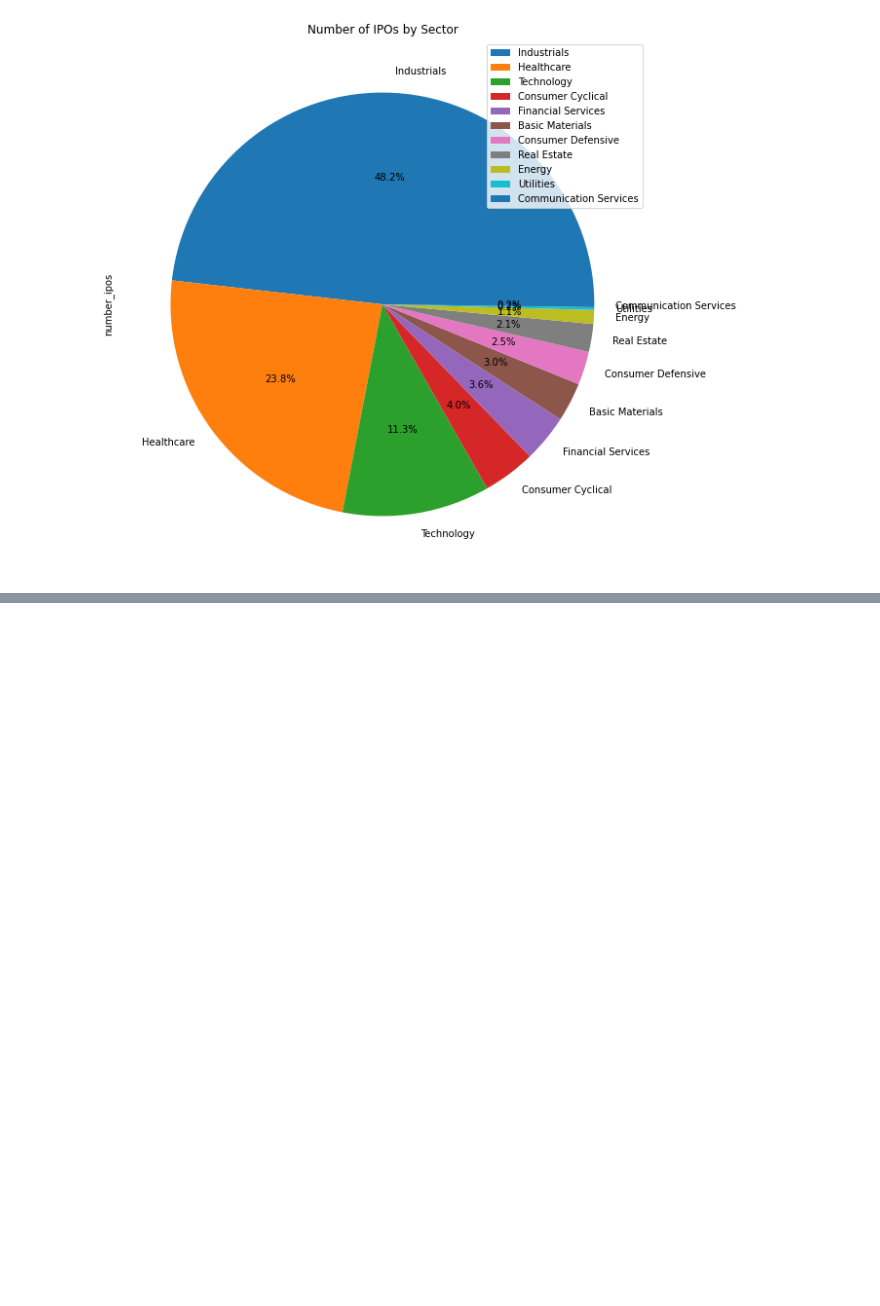
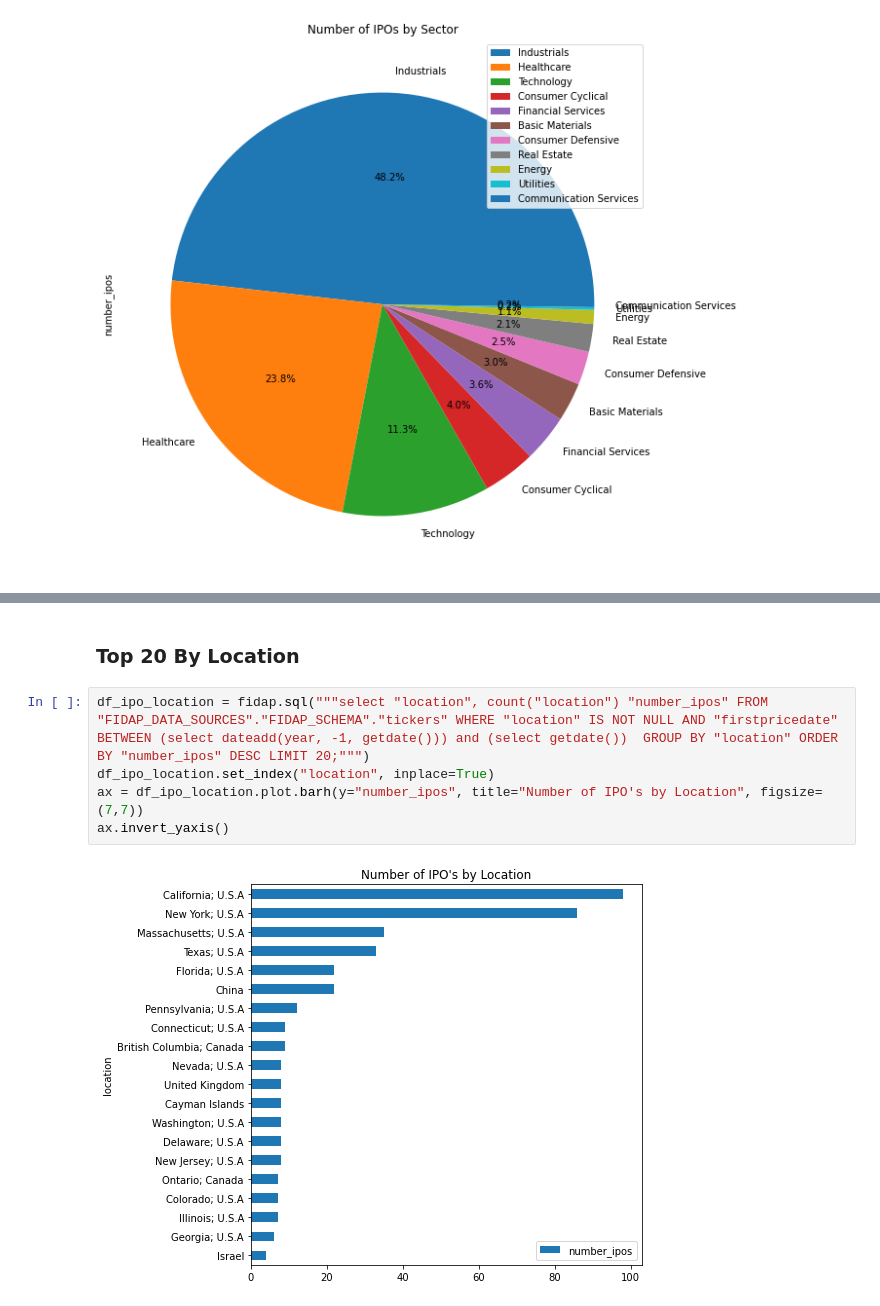
Before and after one commit to fidapco/notebooks, a Jupyter notebook: market_overview.ipynb, the cells around one changed output, grey strips where cells are left out. Saved outputs shown, nothing was run; the diff lists cells and outputs as text; blank space fills up the shorter version.

Commit message:
Added Sector and Location for Recent IPO Section

```diff
--- a/market_overview.ipynb
+++ b/market_overview.ipynb
@@ -131,0 +141,9 @@ df_ipo_sector.plot.pie(y='number_ipos', figsize=(10,10), title="Number of IPOs b
+# %% [markdown]
+### Top 20 By Location
+# %%
+df_ipo_location = fidap.sql("""select "location", count("location") "number_ipos" FROM "FIDAP_DATA_SOURCES"."FIDAP_SCHEMA"."tickers" WHERE "location" IS NOT NULL AND "firstpricedate" BETWEEN (select dateadd(year, -1, getdate())) and (select getdate())  GROUP BY "location" ORDER BY "number_ipos" DESC LIMIT 20;""")
+df_ipo_location.set_index("location", inplace=True)
+ax = df_ipo_location.plot.barh(y="number_ipos", title="Number of IPO's by Location", figsize=(7,7))
+ax.invert_yaxis()
+# %% [output]
+[figure, added]
```
Also changed, not shown: parts of 2 cells of this notebook.
